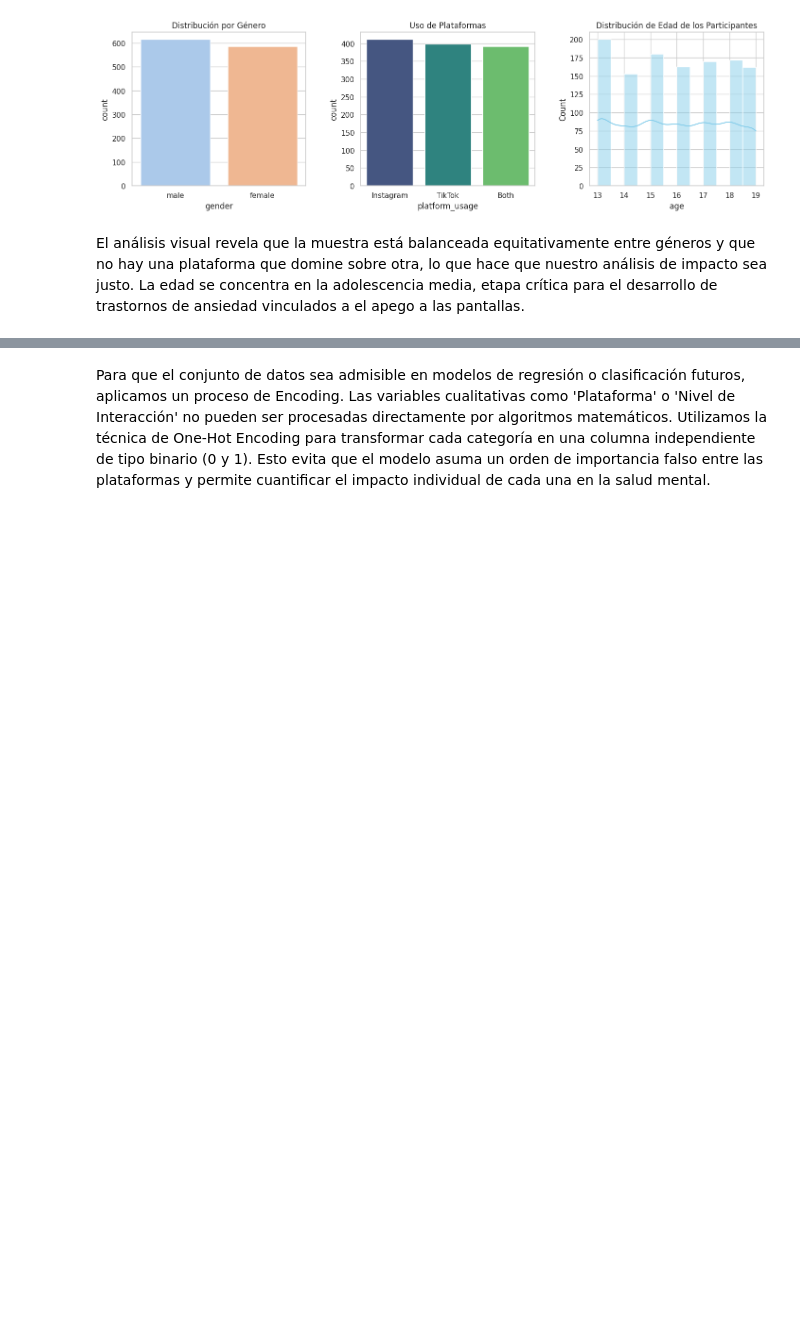
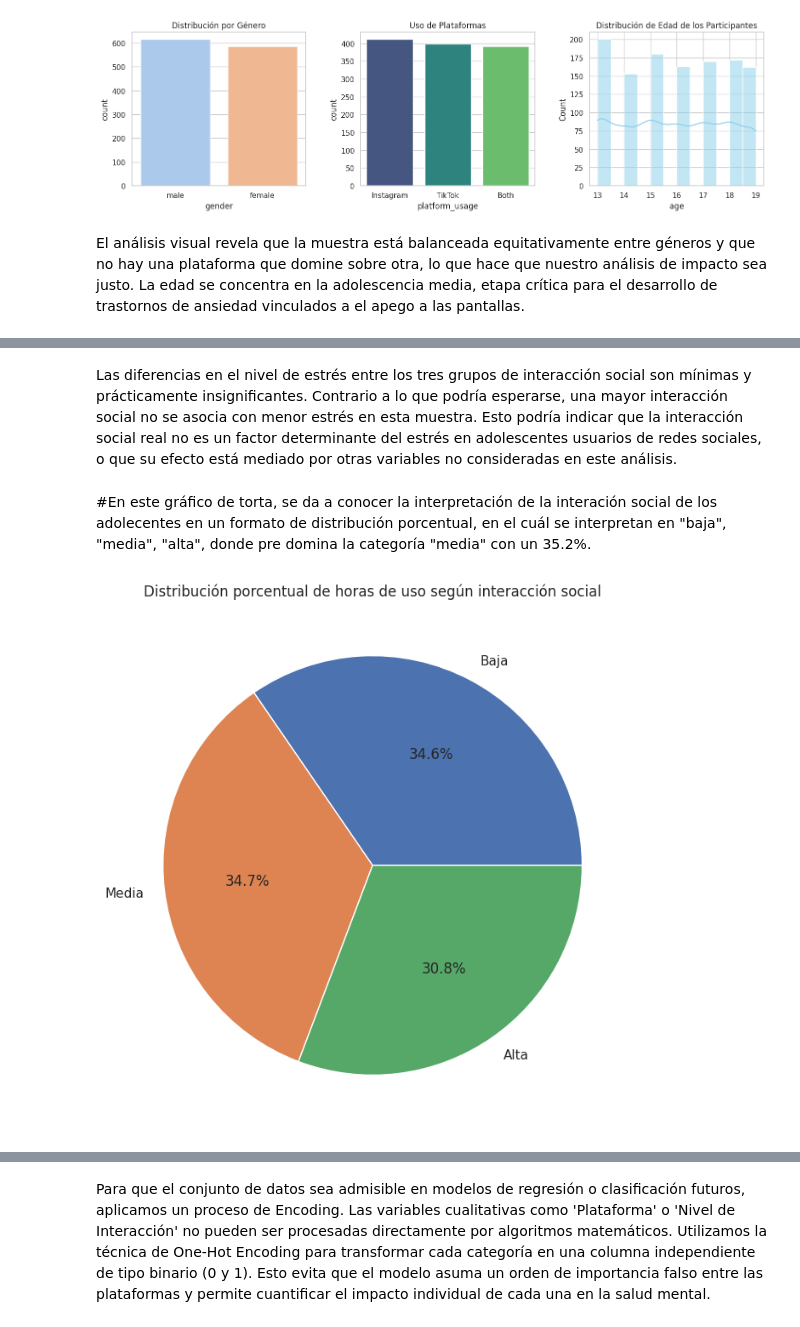
Before and after one commit to EricFlores1808/MINERIA_EF_LS_1, a Jupyter notebook: SocialMediaImpact.ipynb, the cells around one changed output, grey strips where cells are left out. Saved outputs shown, nothing was run; the diff lists cells and outputs as text; code cells hidden in the pictures; blank space fills up the shorter version.

```diff
--- a/SocialMediaImpact.ipynb
+++ b/SocialMediaImpact.ipynb
@@ -169,0 +224,31 @@ El análisis visual revela que la muestra está balanceada equitativamente entre
+# %% [markdown]
+Las diferencias en el nivel de estrés entre los tres grupos de interacción social son mínimas y prácticamente insignificantes. Contrario a lo que podría esperarse, una mayor interacción social no se asocia con menor estrés en esta muestra. Esto podría indicar que la interacción social real no es un factor determinante del estrés en adolescentes usuarios de redes sociales, o que su efecto está mediado por otras variables no consideradas en este análisis.
+# %% [markdown]
+#En este gráfico de torta, se da a conocer la interpretación de la interación social de los adolecentes en un formato de distribución porcentual, en el cuál se interpretan en "baja", "media", "alta", donde pre domina la categoría "media" con un 35.2%.
+# %%
+social_map_to_int = {'low': 0, 'medium': 1, 'high': 2}
+
+# Map the string levels to numerical indices for consistent ordering
+df['social_interaction_level_numeric'] = df['social_interaction_level'].map(social_map_to_int)
+
+# Get the counts of each numeric level and sort by index (0, 1, 2)
+level_counts = df['social_interaction_level_numeric'].value_counts().sort_index()
+
+# Extract the numerical levels (0, 1, 2) for 'niveles'
+niveles = level_counts.index.tolist()
+
+# Calculate the percentages for each level
+porcentajes = (level_counts / level_counts.sum() * 100).tolist()
+
+labels_map = {0: 'Baja', 1: 'Media', 2: 'Alta'}
+niveles_labels = [labels_map[n] for n in niveles]
+
+plt.figure(figsize=(8,8))
+plt.pie(porcentajes, labels=niveles_labels, autopct='%1.1f%%')
+plt.title('Distribución porcentual de horas de uso según interacción social')
+plt.show()
+
+# Clean up the temporary column
+df.drop(columns=['social_interaction_level_numeric'], inplace=True)
+# %% [output]
+[figure, added]
```
Also changed, not shown: parts of 29 cells of this notebook.
